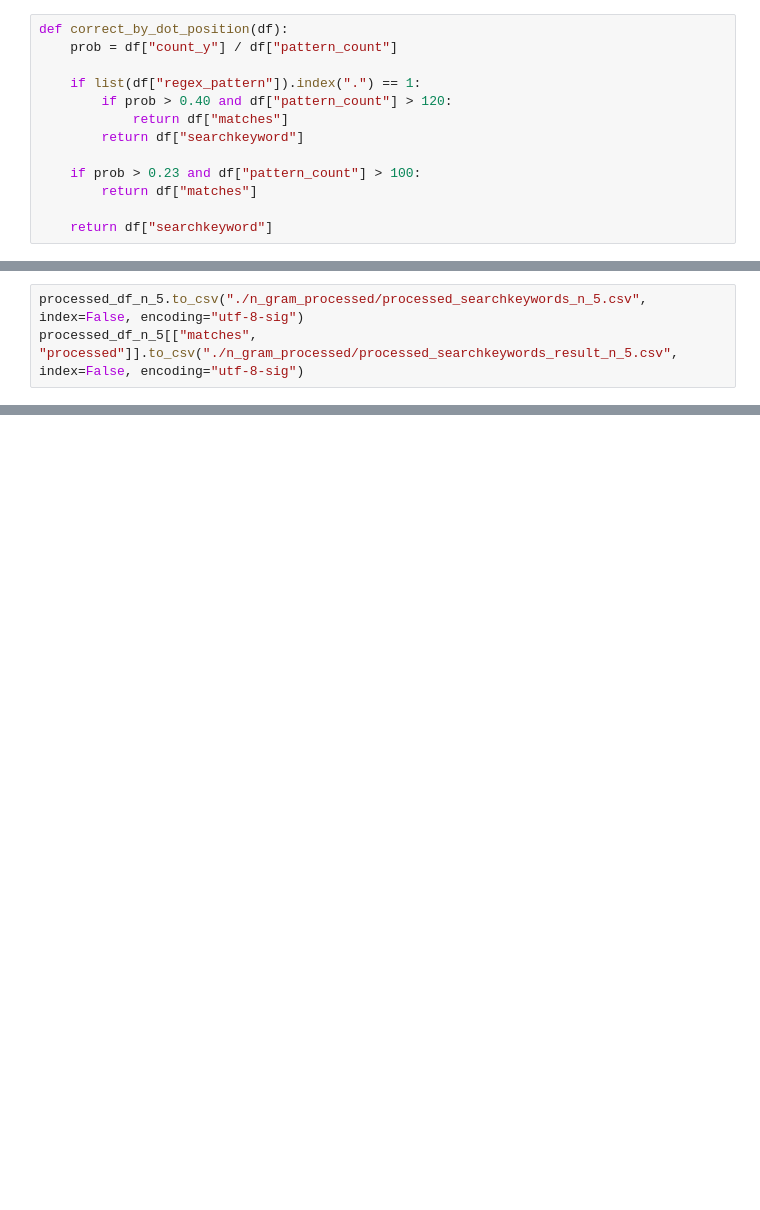
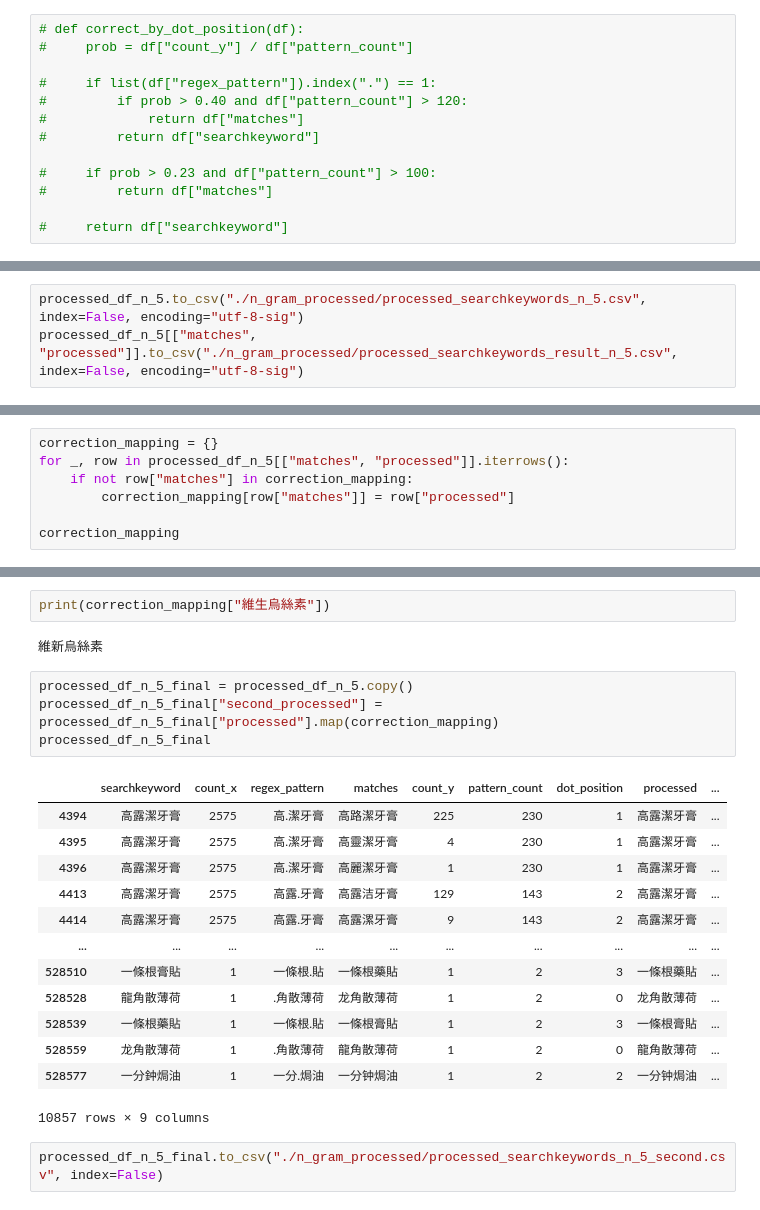
Before and after one commit to victor31ao/search_keywords, a Jupyter notebook: process_keywords.ipynb, the cells around one changed output, grey strips where cells are left out. Cells and saved outputs as stored; diff of their text form; blank space fills up the shorter version.

```diff
--- a/process_keywords.ipynb
+++ b/process_keywords.ipynb
@@ -130,14 +130,14 @@ processed_df_n_3["pattern_count"] = processed_df_n_3["regex_pattern"].map(patter
 # %%
-def correct_by_dot_position(df):
-    prob = df["count_y"] / df["pattern_count"]
+# def correct_by_dot_position(df):
+#     prob = df["count_y"] / df["pattern_count"]
 
-    if list(df["regex_pattern"]).index(".") == 1:
-        if prob > 0.40 and df["pattern_count"] > 120:
-            return df["matches"]
-        return df["searchkeyword"]
+#     if list(df["regex_pattern"]).index(".") == 1:
+#         if prob > 0.40 and df["pattern_count"] > 120:
+#             return df["matches"]
+#         return df["searchkeyword"]
 
-    if prob > 0.23 and df["pattern_count"] > 100:
-        return df["matches"]
+#     if prob > 0.23 and df["pattern_count"] > 100:
+#         return df["matches"]
 
-    return df["searchkeyword"]
+#     return df["searchkeyword"]
 # %%
@@ -260,0 +296,7 @@ processed_df_n_5[["matches", "processed"]].to_csv("./n_gram_processed/processed_
+# %%
+correction_mapping = {}
+for _, row in processed_df_n_5[["matches", "processed"]].iterrows():
+    if not row["matches"] in correction_mapping:
+        correction_mapping[row["matches"]] = row["processed"]
+
+correction_mapping
@@ -260,0 +321,24 @@ processed_df_n_5[["matches", "processed"]].to_csv("./n_gram_processed/processed_
+# %%
+print(correction_mapping["維生烏絲素"])
+# %% [output]
+維新烏絲素
+# %%
+processed_df_n_5_final = processed_df_n_5.copy()
+processed_df_n_5_final["second_processed"] = processed_df_n_5_final["processed"].map(correction_mapping)
+processed_df_n_5_final
+# %% [output]
+|  | searchkeyword | count_x | regex_pattern | matches | count_y | pattern_count | dot_position | processed | ... |
+| 4394 | 高露潔牙膏 | 2575 | 高.潔牙膏 | 高路潔牙膏 | 225 | 230 | 1 | 高露潔牙膏 | ... |
+| 4395 | 高露潔牙膏 | 2575 | 高.潔牙膏 | 高靈潔牙膏 | 4 | 230 | 1 | 高露潔牙膏 | ... |
+| 4396 | 高露潔牙膏 | 2575 | 高.潔牙膏 | 高麗潔牙膏 | 1 | 230 | 1 | 高露潔牙膏 | ... |
+| 4413 | 高露潔牙膏 | 2575 | 高露.牙膏 | 高露洁牙膏 | 129 | 143 | 2 | 高露潔牙膏 | ... |
+| 4414 | 高露潔牙膏 | 2575 | 高露.牙膏 | 高露漯牙膏 | 9 | 143 | 2 | 高露潔牙膏 | ... |
+| ... | ... | ... | ... | ... | ... | ... | ... | ... | ... |
+| 528510 | 一條根膏貼 | 1 | 一條根.貼 | 一條根藥貼 | 1 | 2 | 3 | 一條根藥貼 | ... |
+| 528528 | 龍角散薄荷 | 1 | .角散薄荷 | 龙角散薄荷 | 1 | 2 | 0 | 龙角散薄荷 | ... |
+| 528539 | 一條根藥貼 | 1 | 一條根.貼 | 一條根膏貼 | 1 | 2 | 3 | 一條根膏貼 | ... |
+| 528559 | 龙角散薄荷 | 1 | .角散薄荷 | 龍角散薄荷 | 1 | 2 | 0 | 龍角散薄荷 | ... |
+| 528577 | 一分鈡焗油 | 1 | 一分.焗油 | 一分钟焗油 | 1 | 2 | 2 | 一分钟焗油 | ... |
+10857 rows × 9 columns
+# %%
+processed_df_n_5_final.to_csv("./n_gram_processed/processed_searchkeywords_n_5_second.csv", index=False)
```
Also changed, not shown: parts of 14 cells of this notebook.
